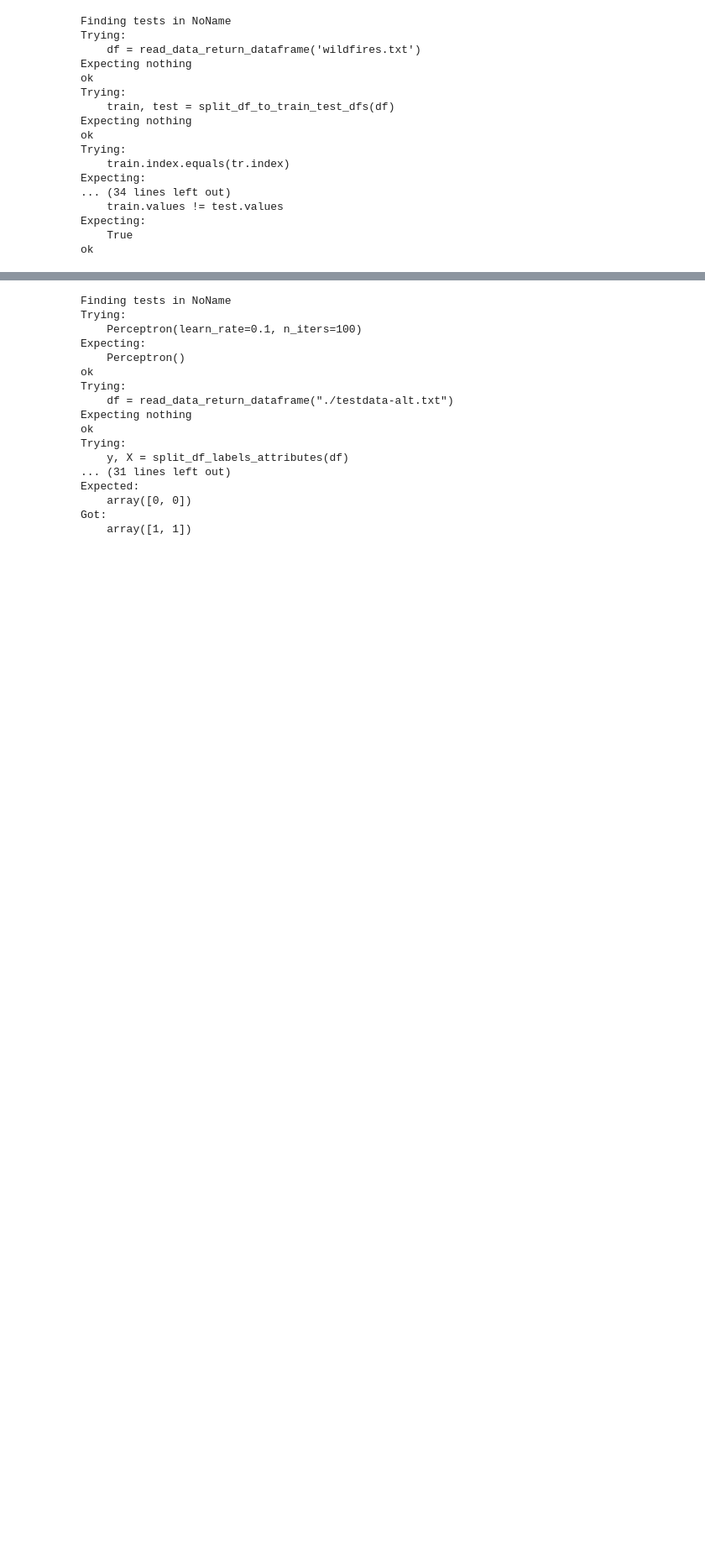
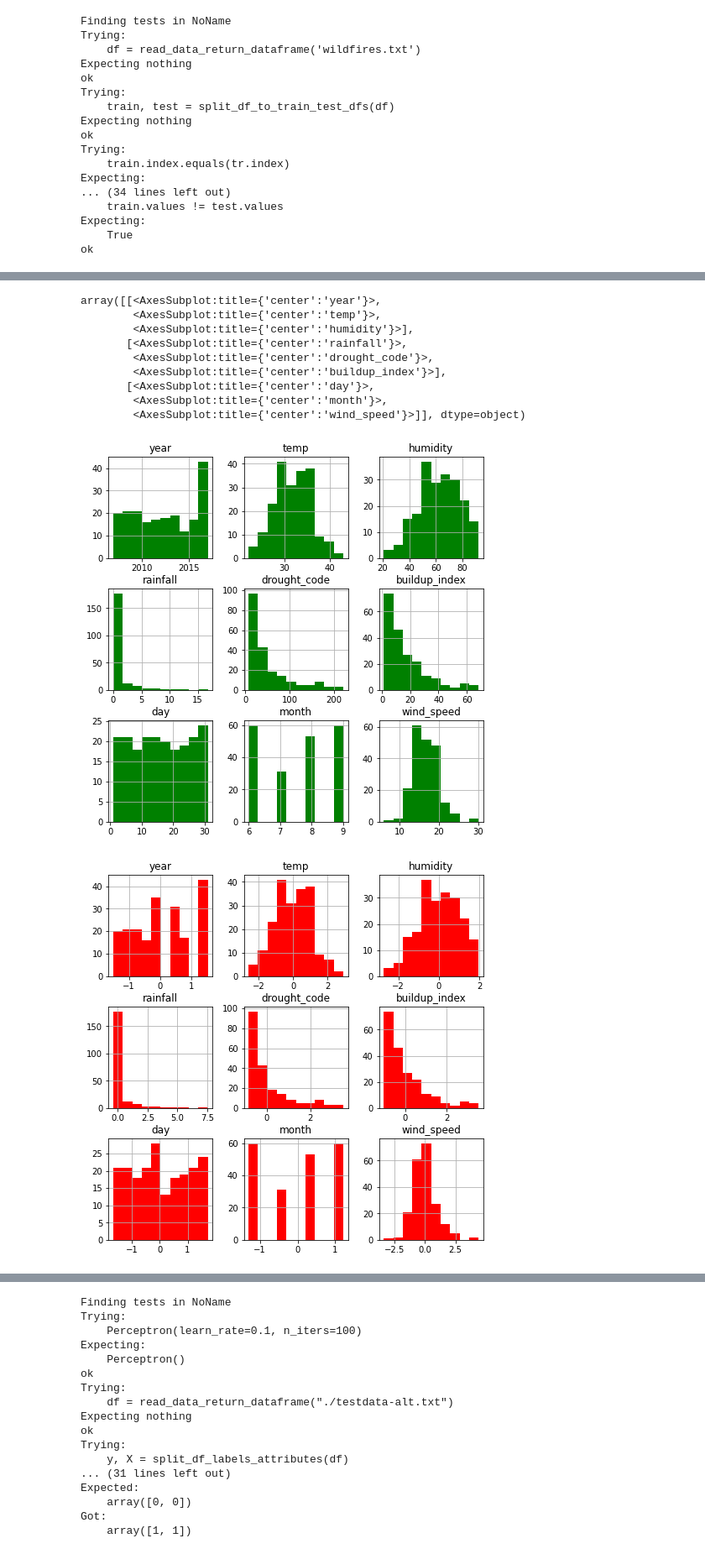
Before and after one commit to Tom-Cronin/POML_assignment2, a Jupyter notebook: Assignment2.ipynb, the cells around one changed output, grey strips where cells are left out. Shown at 84% size. Cells and saved outputs as stored; diff of their text form; code cells hidden in the pictures; blank space fills up the shorter version.

```diff
--- a/Assignment2.ipynb
+++ b/Assignment2.ipynb
@@ -262,0 +301,13 @@ Exception raised:
+# %%
+# Tom Cronin
+features = ['year', 'temp', 'humidity', 'rainfall', 'drought_code','buildup_index', 'day', 'month', 'wind_speed'] # list of features wanted
+wildfires_df_normalised_copy = wildfires_df.copy()
+wildfires_df_standardise_copy = wildfires_df.copy()
+
+wildfires_features = wildfires_df[features].values # returns a numpy NdArray of the features
+wildfires_labels = wildfires_df[['fire']].values # returns a numpy NdArray of the label
+
+wildfires_features_normalise_copy = wildfires_df_normalised_copy[features].values # returns a numpy NdArray of the features
+wildfires_features_standardise_copy = wildfires_df_standardise_copy[features].values # returns a numpy NdArray of the features
+
+wildfires_features_normalise_copy # Shows the features
@@ -262,0 +368,18 @@ Exception raised:
+# %%
+wildfires_df.hist(figsize = (8,8), color = 'green')
+wildfires_features_standardised_df = pd.DataFrame(wildfires_features_standardised, columns=features)
+wildfires_features_standardised_df.hist(figsize = (8,8), color = 'red')
+wildfires_features_normalised_df = pd.DataFrame(wildfires_features_normalised, columns=features)
+wildfires_features_normalised_df.hist(figsize = (8,8), color = 'yellow')
+# %% [output]
+array([[<AxesSubplot:title={'center':'year'}>,
+        <AxesSubplot:title={'center':'temp'}>,
+        <AxesSubplot:title={'center':'humidity'}>],
+       [<AxesSubplot:title={'center':'rainfall'}>,
+        <AxesSubplot:title={'center':'drought_code'}>,
+        <AxesSubplot:title={'center':'buildup_index'}>],
+       [<AxesSubplot:title={'center':'day'}>,
+        <AxesSubplot:title={'center':'month'}>,
+        <AxesSubplot:title={'center':'wind_speed'}>]], dtype=object)
+[figure, added]
+[figure, added]
```
Also changed, not shown: parts of 18 cells of this notebook, 1 other file.
